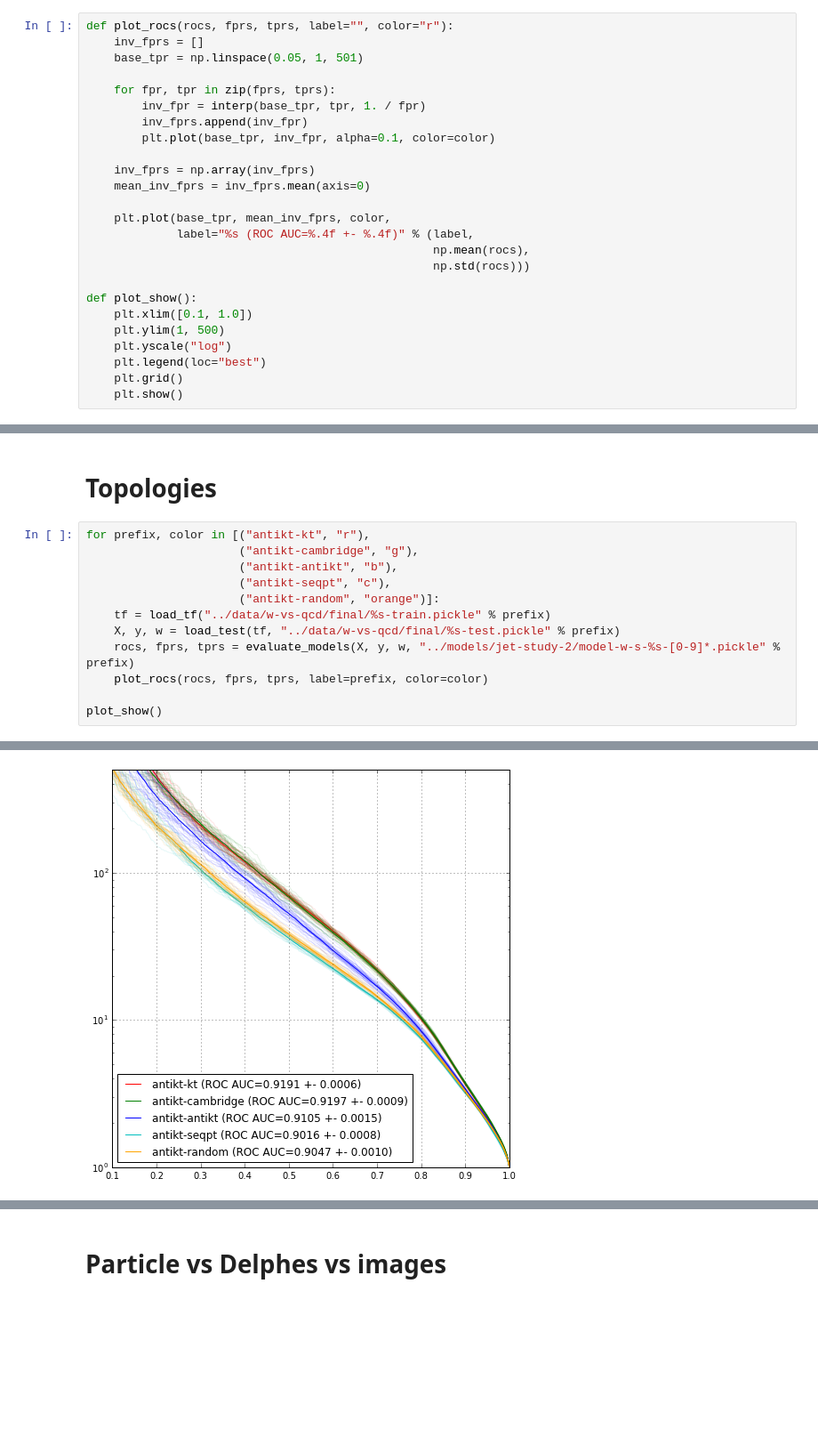
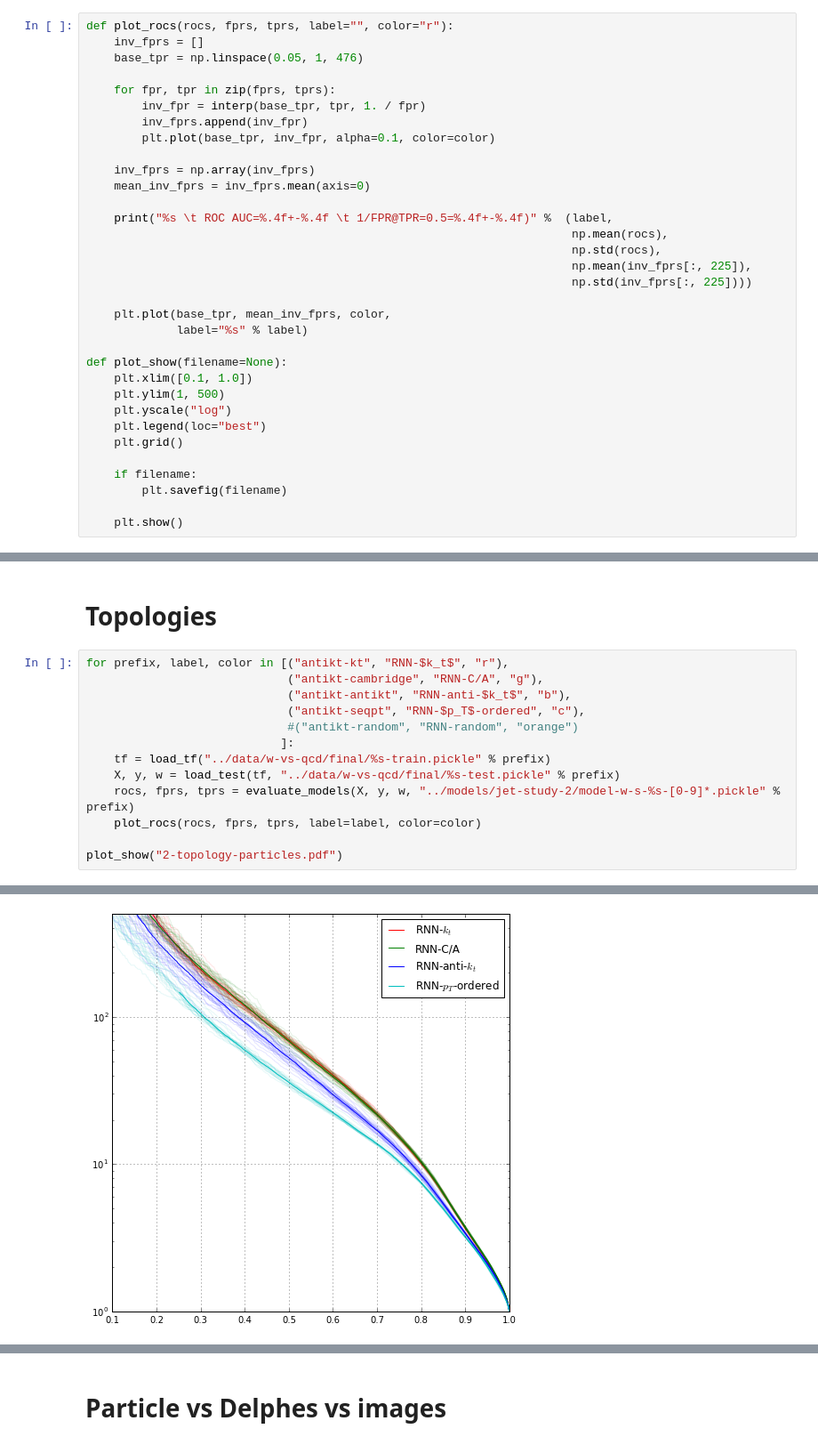
Before and after one commit to glouppe/recnn, a Jupyter notebook: notebooks/jet-study-2.ipynb, the cells around one changed output, grey strips where cells are left out. Shown at 89% size. Cells and saved outputs as stored; diff of their text form; blank space fills up the shorter version.

Commit message:
plots

```diff
--- a/notebooks/jet-study-2.ipynb
+++ b/notebooks/jet-study-2.ipynb
@@ -148,7 +148,7 @@ def evaluate_models_join(X1, X2, y, w, pattern):
 # %%
 def plot_rocs(rocs, fprs, tprs, label="", color="r"):
     inv_fprs = []
-    base_tpr = np.linspace(0.05, 1, 501)
+    base_tpr = np.linspace(0.05, 1, 476)
 
     for fpr, tpr in zip(fprs, tprs):
         inv_fpr = interp(base_tpr, tpr, 1. / fpr)
@@ -158,15 +158,23 @@ def plot_rocs(rocs, fprs, tprs, label="", color="r"):
     inv_fprs = np.array(inv_fprs)
     mean_inv_fprs = inv_fprs.mean(axis=0)
 
+    print("%s \t ROC AUC=%.4f+-%.4f \t 1/FPR@TPR=0.5=%.4f+-%.4f)" %  (label,
+                                                                      np.mean(rocs),
+                                                                      np.std(rocs),
+                                                                      np.mean(inv_fprs[:, 225]),
+                                                                      np.std(inv_fprs[:, 225])))
+
     plt.plot(base_tpr, mean_inv_fprs, color,
-             label="%s (ROC AUC=%.4f +- %.4f)" % (label,
-                                                  np.mean(rocs),
-                                                  np.std(rocs)))
+             label="%s" % label)
 
-def plot_show():
+def plot_show(filename=None):
     plt.xlim([0.1, 1.0])
     plt.ylim(1, 500)
     plt.yscale("log")
     plt.legend(loc="best")
     plt.grid()
+
+    if filename:
+        plt.savefig(filename)
+
     plt.show()
@@ -225,17 +249,18 @@ Loading ../models/jet-study-2/model-w-g-antikt-kt-13.pickle ROC AUC = 0.9191
 # %% [markdown]
 # Topologies
 # %%
-for prefix, color in [("antikt-kt", "r"),
-                      ("antikt-cambridge", "g"),
-                      ("antikt-antikt", "b"),
-                      ("antikt-seqpt", "c"),
-                      ("antikt-random", "orange")]:
+for prefix, label, color in [("antikt-kt", "RNN-$k_t$", "r"),
+                             ("antikt-cambridge", "RNN-C/A", "g"),
+                             ("antikt-antikt", "RNN-anti-$k_t$", "b"),
+                             ("antikt-seqpt", "RNN-$p_T$-ordered", "c"),
+                             #("antikt-random", "RNN-random", "orange")
+                            ]:
     tf = load_tf("../data/w-vs-qcd/final/%s-train.pickle" % prefix)
     X, y, w = load_test(tf, "../data/w-vs-qcd/final/%s-test.pickle" % prefix)
     rocs, fprs, tprs = evaluate_models(X, y, w, "../models/jet-study-2/model-w-s-%s-[0-9]*.pickle" % prefix)
-    plot_rocs(rocs, fprs, tprs, label=prefix, color=color)
+    plot_rocs(rocs, fprs, tprs, label=label, color=color)
 
-plot_show()
+plot_show("2-topology-particles.pdf")
 # %% [output]
 Loading training data...
         filename = ../data/w-vs-qcd/final/antikt-kt-train.pickle
@@ -274 +299 @@ Loading ../models/jet-study-2/model-w-s-antikt-random-17.pickle ROC AUC = 0.9030
-[figure, old version]
+[figure, new version]
```
Also changed, not shown: parts of 5 cells of this notebook, 6 other files.
